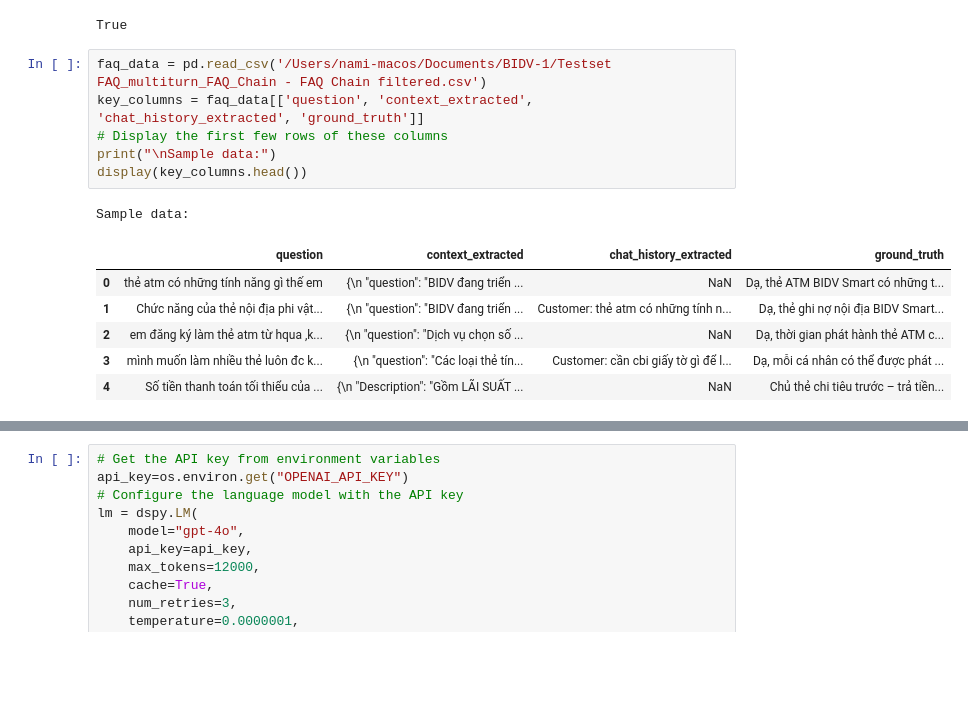
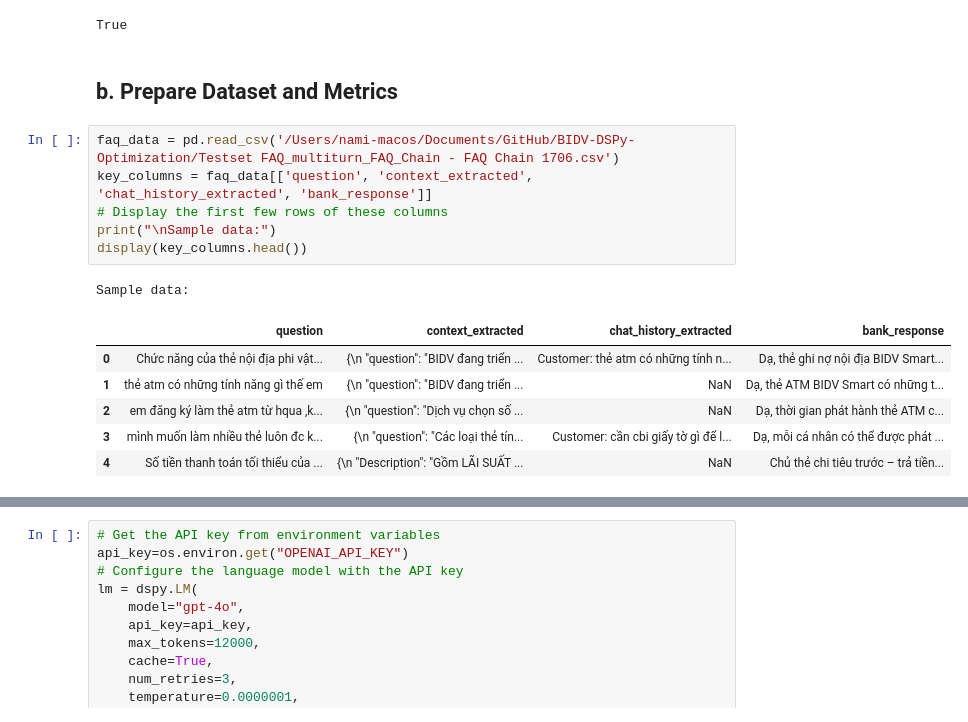
Before and after one commit to linhnb-nami/BIDV-DSPy-Optimization, a Jupyter notebook: bidv_prompt_opt.ipynb, the cells around one changed output, grey strips where cells are left out. Cells and saved outputs as stored; diff of their text form; blank space fills up the shorter version.

```diff
--- a/bidv_prompt_opt.ipynb
+++ b/bidv_prompt_opt.ipynb
@@ -23,17 +25,19 @@ from dotenv import load_dotenv
 load_dotenv()  # This loads the variables from .env
 # %% [output]
 True
+# %% [markdown]
+## b. Prepare Dataset and Metrics
 # %%
-faq_data = pd.read_csv('/Users/nami-macos/Documents/BIDV-1/Testset FAQ_multiturn_FAQ_Chain - FAQ Chain filtered.csv')
-key_columns = faq_data[['question', 'context_extracted', 'chat_history_extracted', 'ground_truth']]
+faq_data = pd.read_csv('/Users/nami-macos/Documents/GitHub/BIDV-DSPy-Optimization/Testset FAQ_multiturn_FAQ_Chain - FAQ Chain 1706.csv')
+key_columns = faq_data[['question', 'context_extracted', 'chat_history_extracted', 'bank_response']]
 # Display the first few rows of these columns
 print("\nSample data:")
 display(key_columns.head())
 # %% [output]
 Sample data:
-|  | question | context_extracted | chat_history_extracted | ground_truth |
-| 0 | thẻ atm có những tính năng gì thế em | {\n "question": "BIDV đang triển ... | NaN | Dạ, thẻ ATM BIDV Smart có những t... |
-| 1 | Chức năng của thẻ nội địa phi vật... | {\n "question": "BIDV đang triển ... | Customer: thẻ atm có những tính n... | Dạ, thẻ ghi nợ nội địa BIDV Smart... |
+|  | question | context_extracted | chat_history_extracted | bank_response |
+| 0 | Chức năng của thẻ nội địa phi vật... | {\n "question": "BIDV đang triển ... | Customer: thẻ atm có những tính n... | Dạ, thẻ ghi nợ nội địa BIDV Smart... |
+| 1 | thẻ atm có những tính năng gì thế em | {\n "question": "BIDV đang triển ... | NaN | Dạ, thẻ ATM BIDV Smart có những t... |
 | 2 | em đăng ký làm thẻ atm từ hqua ,k... | {\n "question": "Dịch vụ chọn số ... | NaN | Dạ, thời gian phát hành thẻ ATM c... |
 | 3 | mình muốn làm nhiều thẻ luôn đc k... | {\n "question": "Các loại thẻ tín... | Customer: cần cbi giấy tờ gì để l... | Dạ, mỗi cá nhân có thể được phát ... |
 | 4 | Số tiền thanh toán tối thiểu của ... | {\n "Description": "Gồm LÃI SUẤT ... | NaN | Chủ thẻ chi tiêu trước – trả tiền... |
```
Also changed, not shown: parts of 21 cells of this notebook, 2 other files.
